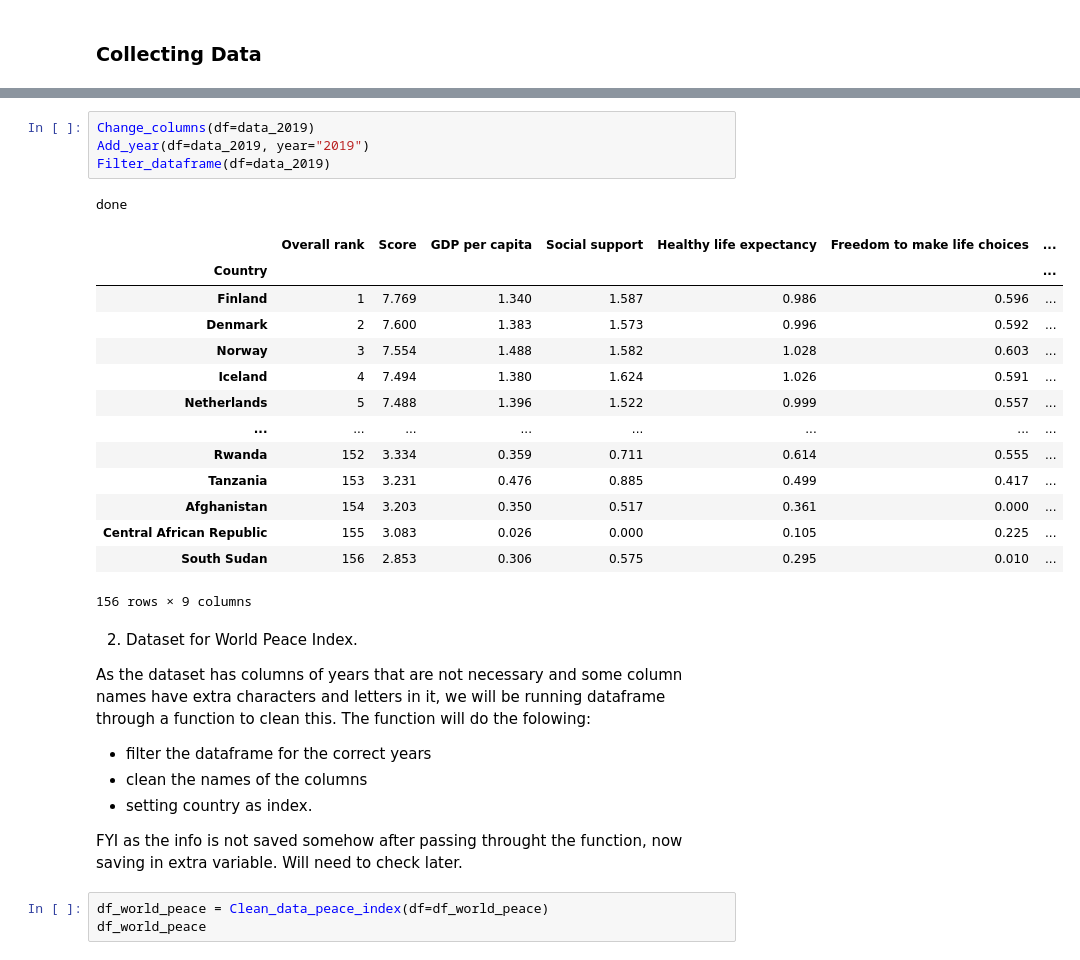
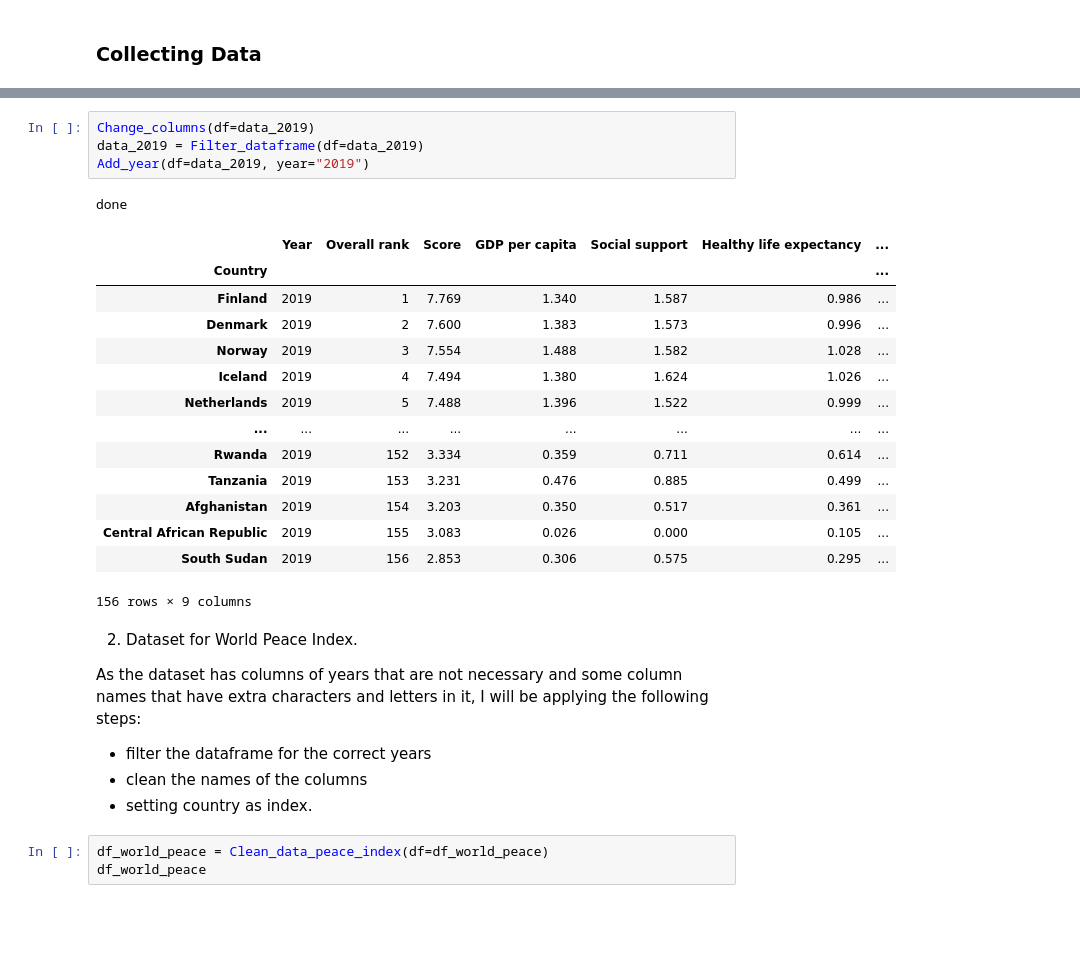
Before and after one commit to RoxannaW/Project_world_happiness, a Jupyter notebook: src/main.ipynb, the cells around one changed output, grey strips where cells are left out. Saved outputs shown, nothing was run; the diff lists cells and outputs as text; blank space fills up the shorter version.

```diff
--- a/src/main.ipynb
+++ b/src/main.ipynb
@@ -140,33 +215,31 @@ done
 156 rows × 9 columns
 # %%
 Change_columns(df=data_2019)
+data_2019 = Filter_dataframe(df=data_2019)
 Add_year(df=data_2019, year="2019")
-Filter_dataframe(df=data_2019)
 # %% [output]
 done
-|  | Overall rank | Score | GDP per capita | Social support | Healthy life expectancy | Freedom to make life choices | ... |
+|  | Year | Overall rank | Score | GDP per capita | Social support | Healthy life expectancy | ... |
 | Country |  |  |  |  |  |  | ... |
-| Finland | 1 | 7.769 | 1.340 | 1.587 | 0.986 | 0.596 | ... |
-| Denmark | 2 | 7.600 | 1.383 | 1.573 | 0.996 | 0.592 | ... |
-| Norway | 3 | 7.554 | 1.488 | 1.582 | 1.028 | 0.603 | ... |
-| Iceland | 4 | 7.494 | 1.380 | 1.624 | 1.026 | 0.591 | ... |
-| Netherlands | 5 | 7.488 | 1.396 | 1.522 | 0.999 | 0.557 | ... |
+| Finland | 2019 | 1 | 7.769 | 1.340 | 1.587 | 0.986 | ... |
+| Denmark | 2019 | 2 | 7.600 | 1.383 | 1.573 | 0.996 | ... |
+| Norway | 2019 | 3 | 7.554 | 1.488 | 1.582 | 1.028 | ... |
+| Iceland | 2019 | 4 | 7.494 | 1.380 | 1.624 | 1.026 | ... |
+| Netherlands | 2019 | 5 | 7.488 | 1.396 | 1.522 | 0.999 | ... |
 | ... | ... | ... | ... | ... | ... | ... | ... |
-| Rwanda | 152 | 3.334 | 0.359 | 0.711 | 0.614 | 0.555 | ... |
-| Tanzania | 153 | 3.231 | 0.476 | 0.885 | 0.499 | 0.417 | ... |
-| Afghanistan | 154 | 3.203 | 0.350 | 0.517 | 0.361 | 0.000 | ... |
-| Central African Republic | 155 | 3.083 | 0.026 | 0.000 | 0.105 | 0.225 | ... |
-| South Sudan | 156 | 2.853 | 0.306 | 0.575 | 0.295 | 0.010 | ... |
+| Rwanda | 2019 | 152 | 3.334 | 0.359 | 0.711 | 0.614 | ... |
+| Tanzania | 2019 | 153 | 3.231 | 0.476 | 0.885 | 0.499 | ... |
+| Afghanistan | 2019 | 154 | 3.203 | 0.350 | 0.517 | 0.361 | ... |
+| Central African Republic | 2019 | 155 | 3.083 | 0.026 | 0.000 | 0.105 | ... |
+| South Sudan | 2019 | 156 | 2.853 | 0.306 | 0.575 | 0.295 | ... |
 156 rows × 9 columns
 # %% [markdown]
 2) Dataset for World Peace Index.
 
-As the dataset has columns of years that are not necessary and some column names have extra characters and letters in it, we will be running dataframe through a function to clean this. The function will do the folowing:
+As the dataset has columns of years that are not necessary and some column names that have extra characters and letters in it, I will be applying the following steps:
 - filter the dataframe for the correct years
 - clean the names of the columns
 - setting country as index.
-
-FYI as the info is not saved somehow after passing throught the function, now saving in extra variable. Will need to check later.
 # %%
 df_world_peace = Clean_data_peace_index(df=df_world_peace)
 df_world_peace
```
Also changed, not shown: parts of 49 cells of this notebook, 8 other files.
